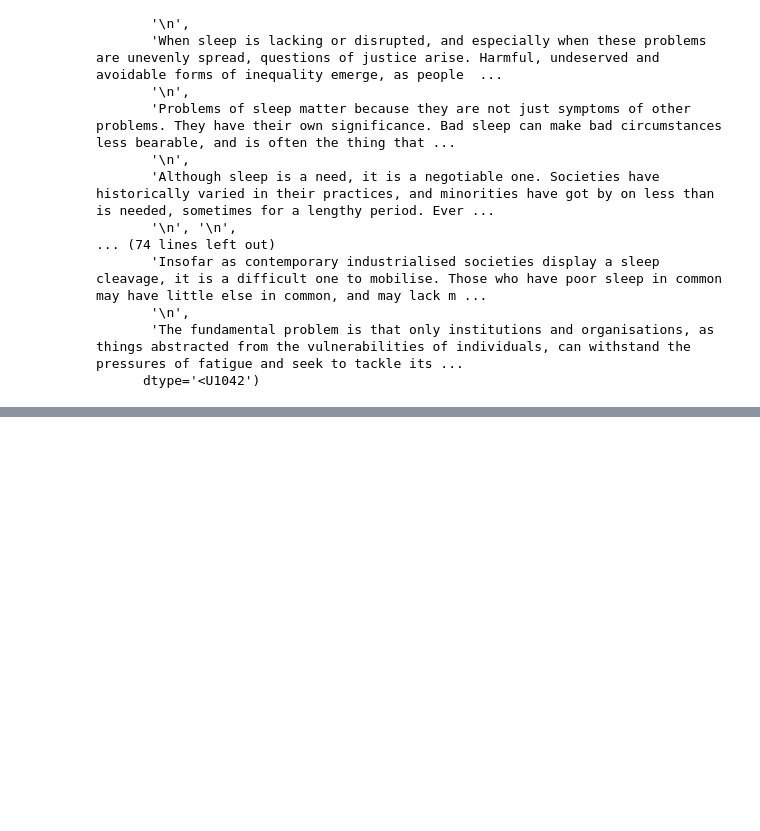
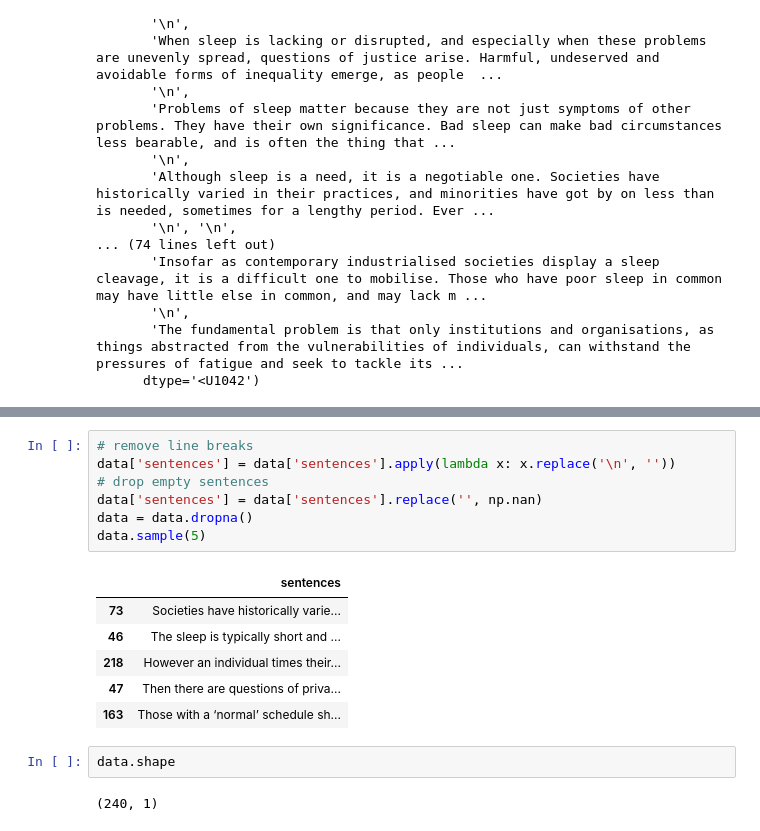
Before and after one commit to kai2128/DM_Assignment, a Jupyter notebook: Q4/q4.ipynb, the cells around one changed output, grey strips where cells are left out. Drawn from its saved outputs; the diff is of its cells as text; blank space fills up the shorter version.

```diff
--- a/Q4/q4.ipynb
+++ b/Q4/q4.ipynb
@@ -68,0 +62,18 @@ TypeError: cannot use a string pattern on a bytes-like object
+# %%
+# remove line breaks
+data['sentences'] = data['sentences'].apply(lambda x: x.replace('\n', ''))
+# drop empty sentences
+data['sentences'] = data['sentences'].replace('', np.nan)
+data = data.dropna()
+data.sample(5)
+# %% [output]
+|  | sentences |
+| 73 | Societies have historically varie... |
+| 46 | The sleep is typically short and ... |
+| 218 | However an individual times their... |
+| 47 | Then there are questions of priva... |
+| 163 | Those with a ‘normal’ schedule sh... |
+# %%
+data.shape
+# %% [output]
+(240, 1)
```
Also changed, not shown: parts of 8 cells of this notebook.
